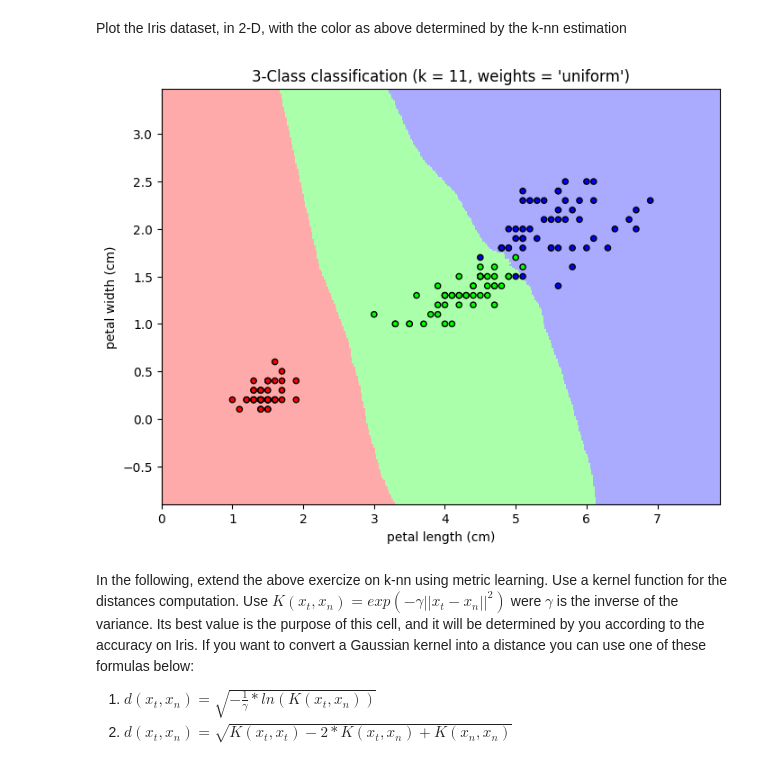
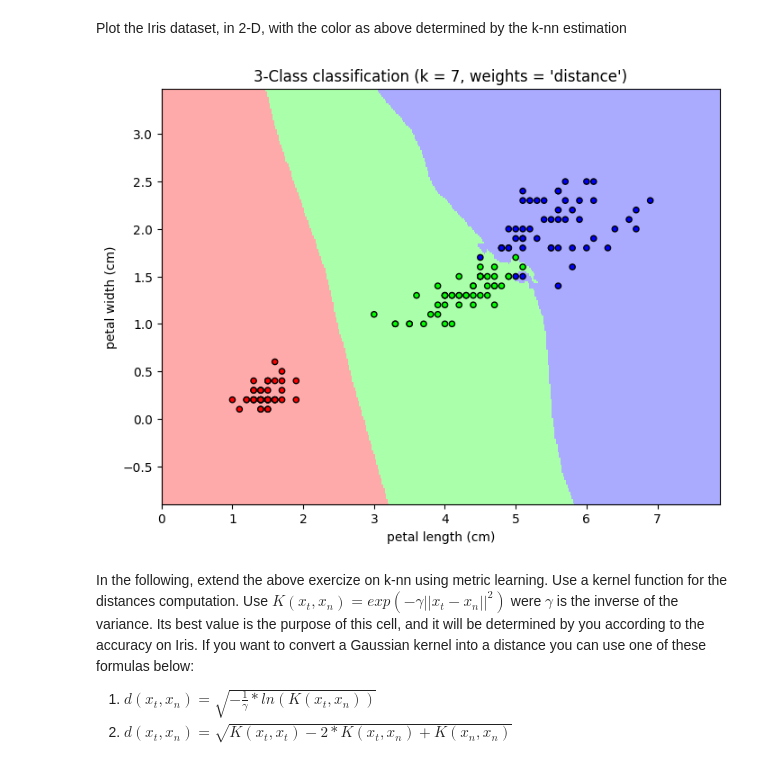
Before and after one commit to RaffaeleMelluso/AAUT, a Jupyter notebook: 5-knn/classification_iris_knn_aa_25_26.ipynb, the cells around one changed output. Saved outputs shown, nothing was run; the diff lists cells and outputs as text; code cells hidden in the pictures.

```diff
--- a/5-knn/classification_iris_knn_aa_25_26.ipynb
+++ b/5-knn/classification_iris_knn_aa_25_26.ipynb
@@ -293,43 +293,43 @@ import numpy as np
 from matplotlib.colors import ListedColormap
 from sklearn import neighbors
 
-# 1. Preparazione dati (Feature 2 e 3)
+#Preparazione dati (Feature 2 e 3)
 X = iris.data[:, [2, 3]]
 y = iris.target
 h = .02  # step size nella mesh
 
-# 2. Creazione e training del modello
-n_neighbors = 11
-clf = neighbors.KNeighborsClassifier(n_neighbors, weights='uniform')
+#Creazione e training del modello
+n_neighbors = 7
+clf = neighbors.KNeighborsClassifier(n_neighbors, weights='distance')
 clf.fit(X, y)
 
-# 3. Creazione della griglia per il colore di sfondo
+#Creazione della griglia per il colore di sfondo
 cmap_light = ListedColormap(['#FFAAAA', '#AAFFAA', '#AAAAFF'])
 cmap_bold = ListedColormap(['#FF0000', '#00FF00', '#0000FF'])
 
 x_min, x_max = X[:, 0].min() - 1, X[:, 0].max() + 1
 y_min, y_max = X[:, 1].min() - 1, X[:, 1].max() + 1
 xx, yy = np.meshgrid(np.arange(x_min, x_max, h),
                      np.arange(y_min, y_max, h))
 
-# 4. Predizione su ogni punto della griglia
+#Predizione su ogni punto della griglia
 Z = clf.predict(np.c_[xx.ravel(), yy.ravel()])
 Z = Z.reshape(xx.shape)
 
-# 5. Plotting
+#Plotting
 plt.figure(figsize=(8, 6))
 plt.pcolormesh(xx, yy, Z, cmap=cmap_light, shading='auto')
 
-# Plot anche dei punti di training reali
+#Plot anche dei punti di training reali
 plt.scatter(X[:, 0], X[:, 1], c=y, cmap=cmap_bold, edgecolor='k', s=20)
 plt.xlim(xx.min(), xx.max())
 plt.ylim(yy.min(), yy.max())
-plt.title(f"3-Class classification (k = {n_neighbors}, weights = 'uniform')")
+plt.title(f"3-Class classification (k = {n_neighbors}, weights = 'distance')")
 plt.xlabel(iris.feature_names[2])
 plt.ylabel(iris.feature_names[3])
 plt.show()
 # %% [output]
-[figure, old version]
+[figure, new version]
 # %% [markdown]
 In the following, extend the above exercize on k-nn using metric learning.
 Use a kernel function for the distances computation.
```
Also changed, not shown: parts of 2 cells of this notebook, 4 other files.
